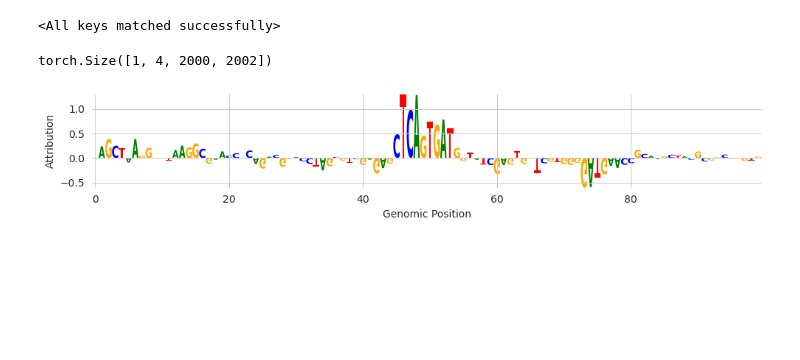
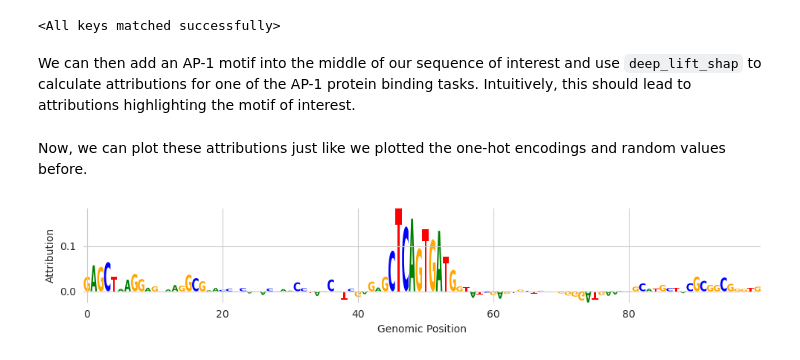
Before and after one commit to jmschrei/tangermeme, a Jupyter notebook: docs/tutorials/Tutorial_C2_Plotting.ipynb, the cells around one changed output. Cells and saved outputs as stored; diff of their text form; code cells hidden in the pictures; blank space fills up the shorter version.

```diff
--- a/docs/tutorials/Tutorial_C2_Plotting.ipynb
+++ b/docs/tutorials/Tutorial_C2_Plotting.ipynb
@@ -23,29 +83,25 @@ model = Beluga()
 model.load_state_dict(torch.load("deepsea.beluga.torch"))
 # %% [output]
 <All keys matched successfully>
+# %% [markdown]
+We can then add an AP-1 motif into the middle of our sequence of interest and use `deep_lift_shap` to calculate attributions for one of the AP-1 protein binding tasks. Intuitively, this should lead to attributions highlighting the motif of interest.
 # %%
-from tangermeme.ism import saturation_mutagenesis
+from tangermeme.ersatz import substitute
+from tangermeme.deep_lift_shap import deep_lift_shap
 
-attr_ref, attr_ism = saturation_mutagenesis(model, X)
-
-X_attr = attr_ism - attr_ref[:, None, None]
-X_attr = (X_attr - X_attr.mean(dim=1, keepdims=True)) * X.unsqueeze(-1)
-X_attr.shape
+X = substitute(X, "CTCAGTGATG")
+X_attr = deep_lift_shap(model, X, target=267, device='cpu')
-# %% [output]
-torch.Size([1, 4, 2000, 2002])
+# %% [markdown]
+Now, we can plot these attributions just like we plotted the one-hot encodings and random values before.
 # %%
-from matplotlib import pyplot as plt
-import seaborn; seaborn.set_style('whitegrid')
-from tangermeme.plot import plot_logo
-
 plt.figure(figsize=(10, 2))
 ax = plt.subplot(111)
-plot_logo(X_attr[0, :, 950:1050, 301], ax=ax)
+plot_logo(X_attr[0, :, 950:1050], ax=ax)
 
 plt.xlabel("Genomic Position")
 plt.ylabel("Attribution")
 
 plt.tight_layout()
 plt.show()
 # %% [output]
-[figure, old version]
+[figure, new version]
```
Also changed, not shown: parts of 32 cells of this notebook, 5 other files.
